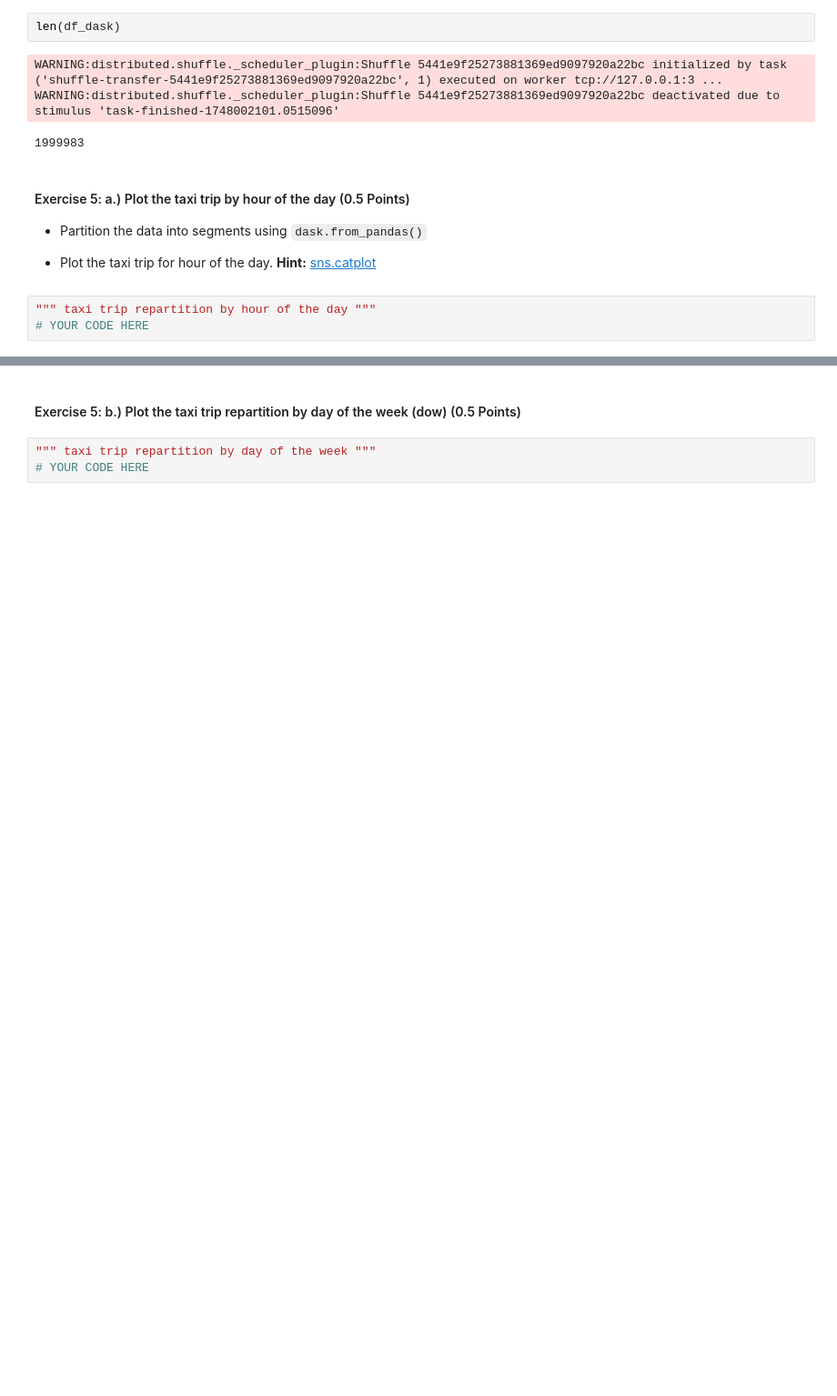
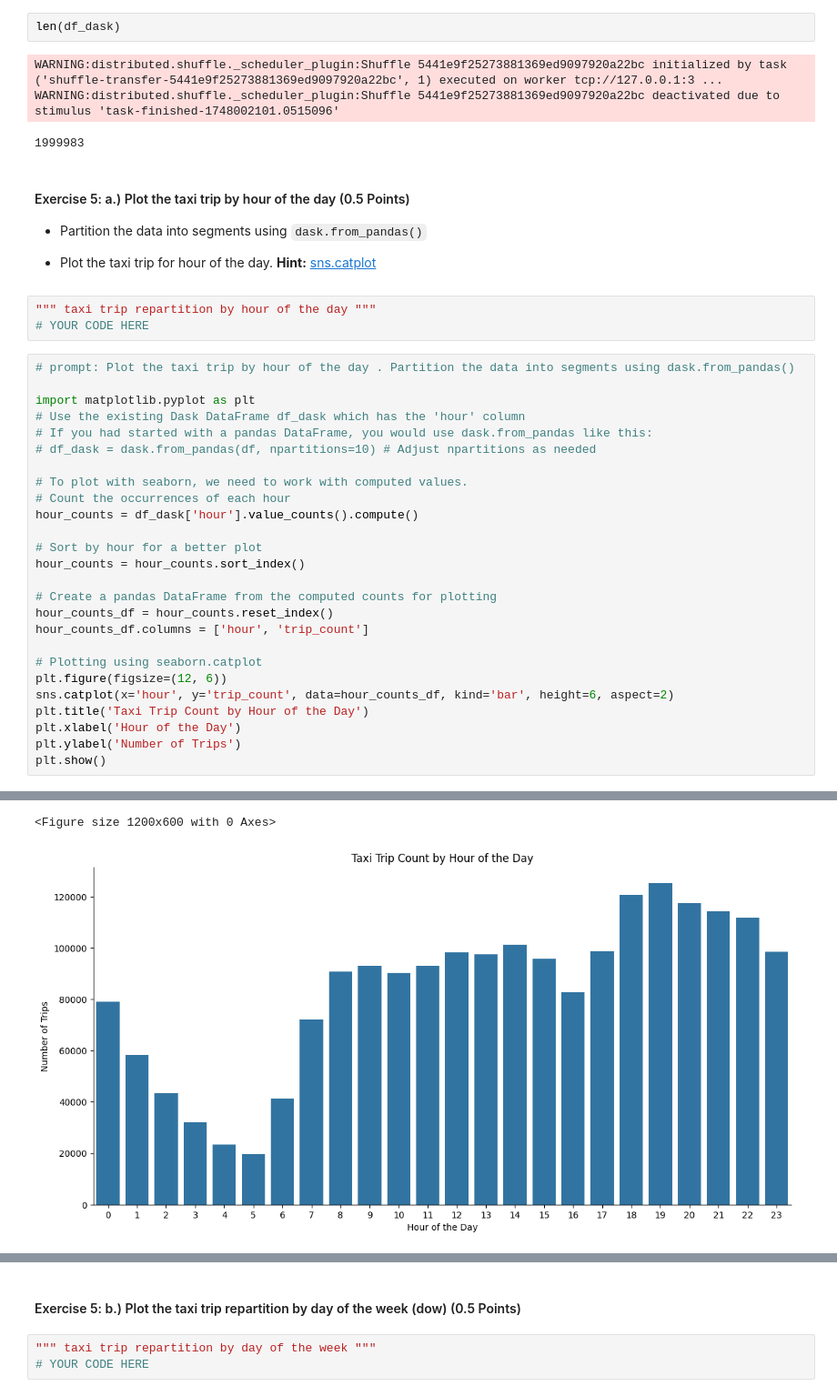
Before and after one commit to Vivek-Sajjan/Video_Classification, a Jupyter notebook: M5_NB_MiniProject_02_Fare_Amount_Prediction_Using_Dask.ipynb, the cells around one changed output, grey strips where cells are left out. Shown at 91% size. Saved outputs shown, nothing was run; the diff lists cells and outputs as text; blank space fills up the shorter version.

```diff
--- a/M5_NB_MiniProject_02_Fare_Amount_Prediction_Using_Dask.ipynb
+++ b/M5_NB_MiniProject_02_Fare_Amount_Prediction_Using_Dask.ipynb
@@ -336,3 +336,30 @@ WARNING:distributed.shuffle._scheduler_plugin:Shuffle 5441e9f25273881369ed909792
 # %%
 """ taxi trip repartition by hour of the day """
 # YOUR CODE HERE
+# %%
+# prompt: Plot the taxi trip by hour of the day . Partition the data into segments using dask.from_pandas()
+
+import matplotlib.pyplot as plt
+# Use the existing Dask DataFrame df_dask which has the 'hour' column
+# If you had started with a pandas DataFrame, you would use dask.from_pandas like this:
+# df_dask = dask.from_pandas(df, npartitions=10) # Adjust npartitions as needed
+
+# To plot with seaborn, we need to work with computed values.
+# Count the occurrences of each hour
+hour_counts = df_dask['hour'].value_counts().compute()
+
+# Sort by hour for a better plot
+hour_counts = hour_counts.sort_index()
+
+# Create a pandas DataFrame from the computed counts for plotting
+hour_counts_df = hour_counts.reset_index()
+hour_counts_df.columns = ['hour', 'trip_count']
+
+# Plotting using seaborn.catplot
+plt.figure(figsize=(12, 6))
+sns.catplot(x='hour', y='trip_count', data=hour_counts_df, kind='bar', height=6, aspect=2)
+plt.title('Taxi Trip Count by Hour of the Day')
+plt.xlabel('Hour of the Day')
+plt.ylabel('Number of Trips')
+plt.show()
+# %% [output]
@@ -338,0 +370,2 @@ WARNING:distributed.shuffle._scheduler_plugin:Shuffle 5441e9f25273881369ed909792
+<Figure size 1200x600 with 0 Axes>
+[figure, added]
```
Also changed, not shown: parts of 3 cells of this notebook.
